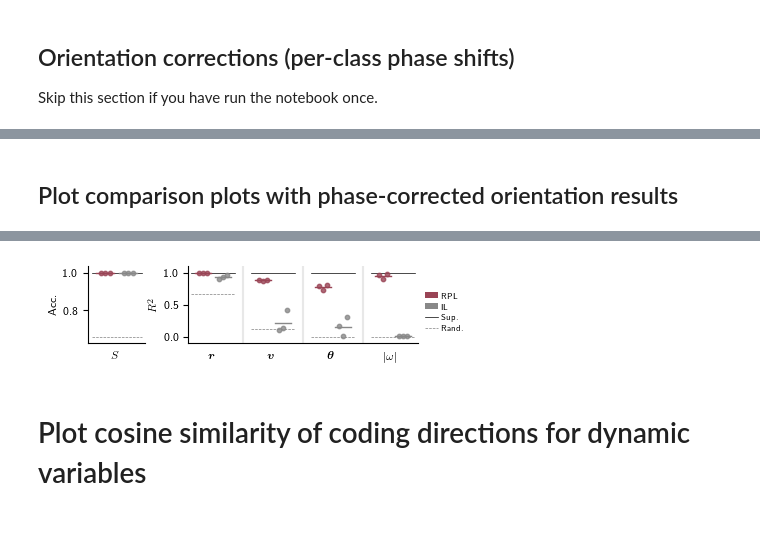
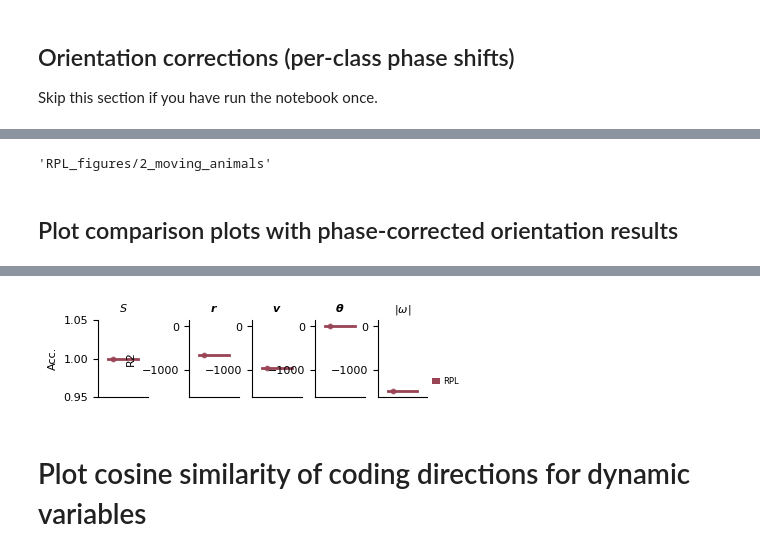
Before and after one commit to matushalak/harpl, a Jupyter notebook: notebooks/2_moving_animals.ipynb, the cells around one changed output, grey strips where cells are left out. Saved outputs shown, nothing was run; the diff lists cells and outputs as text; code cells hidden in the pictures; blank space fills up the shorter version.

Commit message:
first attempt at attention dataset and attention decoder training

```diff
--- a/notebooks/2_moving_animals.ipynb
+++ b/notebooks/2_moving_animals.ipynb
@@ -457,13 +553,19 @@ random_readout = prepare_readout(readout_input_dim, num_classes=num_classes).to(
 supervised_readout = prepare_readout(readout_input_dim, num_classes=num_classes).to(device)
 # %%
 for i in range(len(pred_models)):
-    pred_readouts[i].load_state_dict(torch.load(os.path.join(model_dir, pred_model_dirs[i], "offline_ctx_readout.pt")))
+    pred_readouts[i].load_state_dict(torch.load(os.path.join(model_dir, pred_model_dirs[i], "online_ctx_readout.pt"), map_location=device))
 
-for i in range(len(inv_models)):
-    inv_readouts[i].load_state_dict(torch.load(os.path.join(model_dir, inv_model_dirs[i], "offline_ctx_readout.pt")))
+for i in range(len(predFULL_models)):
+    predFULL_readouts[i].load_state_dict(torch.load(os.path.join(model_dir, predFULL_model_dirs[i], "offline_ctx_readout.pt"), map_location=device))
 
-random_readout.load_state_dict(torch.load(os.path.join(model_dir, "animals_cts_noiseOnTop0.1_random_1", "offline_ctx_readout.pt")))
-supervised_readout.load_state_dict(torch.load(os.path.join(model_dir, "animals_cts_noiseOnTop0.1_supervised_1", "offline_ctx_readout.pt")))
+for i in range(len(lejepa_models)):
+    lejepa_readouts[i].load_state_dict(torch.load(os.path.join(model_dir, lejepa_model_dirs[i], "online_ctx_readout.pt"), map_location=device))
+
+for i in range(len(lejepa2_models)):
+    lejepa2_readouts[i].load_state_dict(torch.load(os.path.join(model_dir, lejepa2_model_dirs[i], "offline_ctx_readout.pt"), map_location=device))
+
+random_readout.load_state_dict(torch.load(os.path.join(model_dir, "animals_cts_noiseOnTop0.1_random_1", "offline_ctx_readout.pt"), map_location=device))
+supervised_readout.load_state_dict(torch.load(os.path.join(model_dir, "animals_cts_noiseOnTop0.1_supervised_1", "online_ctx_readout.pt"), map_location=device))
 # %% [output]
 <All keys matched successfully>
 # %%
@@ -528,8 +644,8 @@ for i in range(len(pred_models)):
         train_loader=train_loader,
         data_loader=test_loader,
         device=device,
-        readout_input_mean_train=pred_readout_train_mean_list[i],
-        readout_input_std_train=pred_readout_train_std_list[i],
+        readout_input_mean_train=predFULL_readout_train_mean_list[i],
+        readout_input_std_train=predFULL_readout_train_std_list[i],
         num_classes=num_classes,
         class_idxes=class_idxes
     )
@@ -665,4 +763,8 @@ torch.save({
 }, os.path.join(savedir, 'animals_cts_latents_projections_corrected.pt'))
+# %%
+savedir
+# %% [output]
+'RPL_figures/2_moving_animals'
 # %% [markdown]
 ## Plot comparison plots with phase-corrected orientation results
 # %%
@@ -720,28 +822,33 @@ metric_configs = {
 }
 # %%
 # Combine the performances into a single dictionary
-method_performances = {
-    'rand': random_performance,
-    'sup': supervised_performance
-}
+# method_performances = {
+#     'rand': random_performance,
+#     'sup': supervised_performance
+# }
 
 # Convert to DataFrame
-results_df = performances_to_dataframe(method_performances, dataset_name=dataset_to_plot)
+# results_df = performances_to_dataframe(method_performances, dataset_name=dataset_to_plot)
 
 for i in range(len(pred_performance_list)):
     method_performances = {
         'pred': pred_performance_list[i],
-        'inv_sg': inv_performance_list[i]
+        # 'inv_sg': inv_performance_list[i]
     }
     df = performances_to_dataframe(method_performances, dataset_name=dataset_to_plot, seed=i)
     print(df)
-    results_df = pd.concat([results_df, df], ignore_index=True)
+    results_df = df#pd.concat([results_df, df], ignore_index=True)
 
 # Now you can use this with plot_advanced_comparison
 fig, axes = plot_advanced_comparison(
     results_df=results_df,
-    methods_to_plot=['pred', 'inv_sg'],
-    baseline_methods=['sup', 'rand'],
+    methods_to_plot=['pred',
+                    #  'inv_sg'
+                     ],
+    baseline_methods=[
+        # 'sup',
+        'rand'
+        ],
     metric_configs=metric_configs,
     method_names=method_names,
     method_colors=method_colors,
@@ -749,7 +856,8 @@ fig, axes = plot_advanced_comparison(
     figsize=(4.25, 1.0),
     plot_spacing=0.3,
     point_size=10,
-    sharey=True,
+    # sharey=True,
+    sharey=False,
     loc_legend=(1.02, 0.1),
 )
 
@@ -775,4 +883,4 @@ fig.savefig(os.path.join(savedir, 'animals_cts_fixTest_noiseOnTop0.1_comparison_
-[figure, old version]
+[figure, new version]
 # %% [markdown]
 # Plot cosine similarity of coding directions for dynamic variables
 # %%
```
Also changed, not shown: parts of 38 cells of this notebook, 27 other files.
